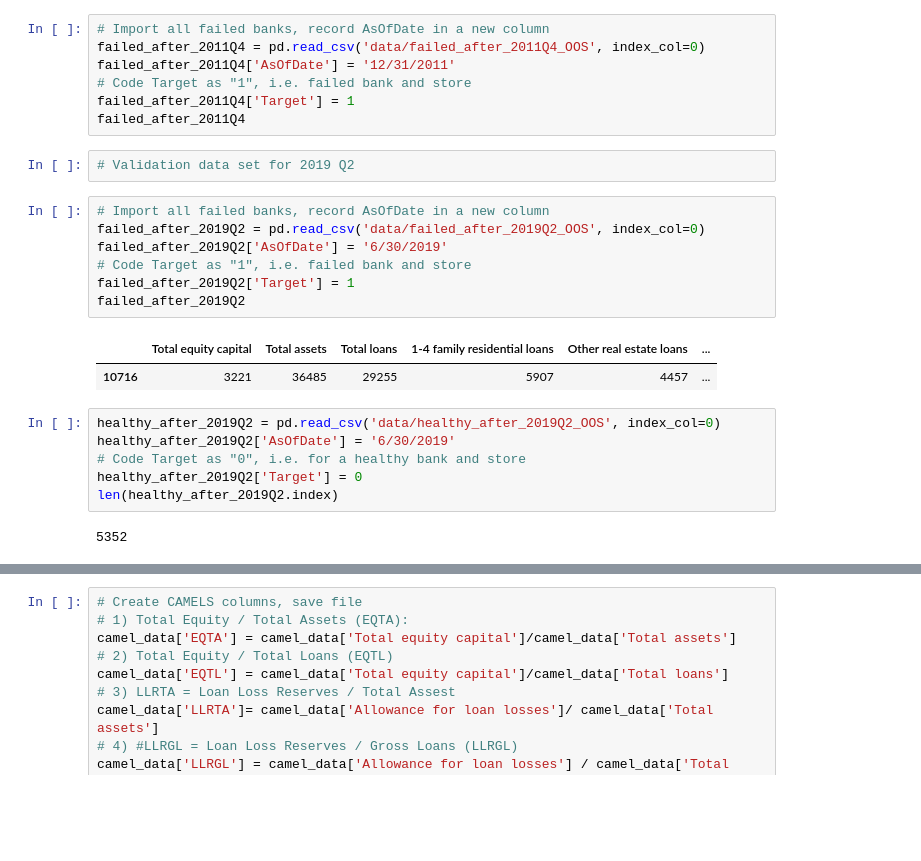
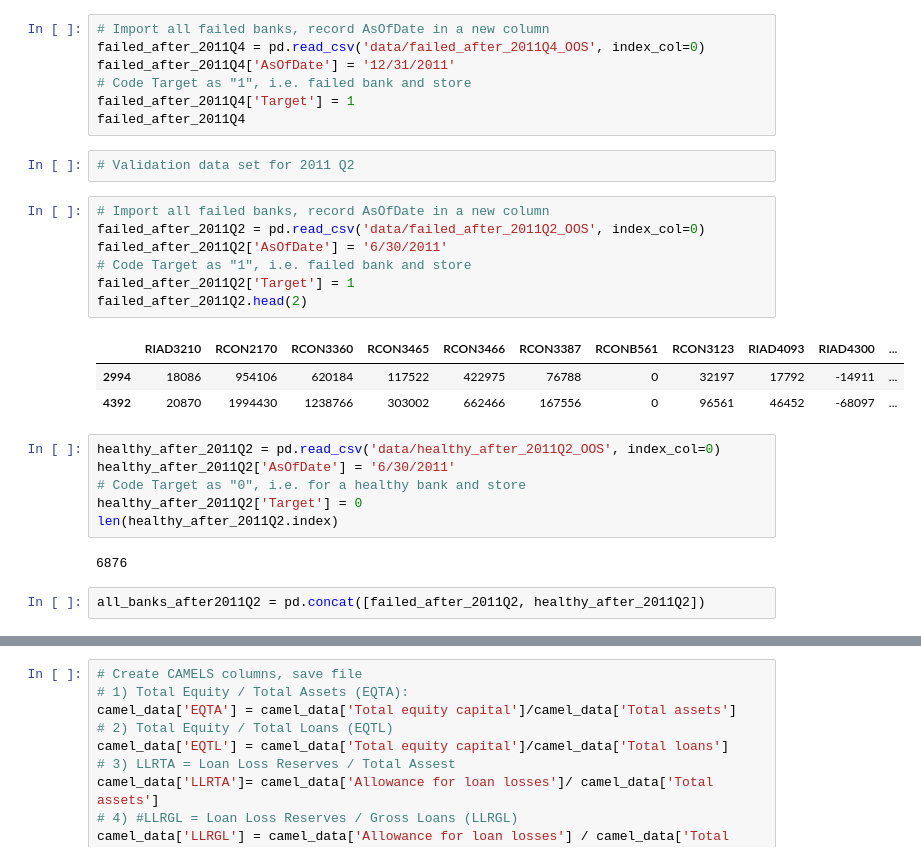
Before and after one commit to allaccountstaken/predicting_bank_distress, a Jupyter notebook: create_camel_dataset.ipynb, the cells around one changed output, grey strips where cells are left out. Cells and saved outputs as stored; diff of their text form; blank space fills up the shorter version.

Commit message:
all validation data prepared 2010Q4-2012Q4

```diff
--- a/create_camel_dataset.ipynb
+++ b/create_camel_dataset.ipynb
@@ -832,22 +832,25 @@ failed_after_2011Q4['AsOfDate'] = '12/31/2011'
 failed_after_2011Q4['Target'] = 1
 failed_after_2011Q4
 # %%
-# Validation data set for 2019 Q2
+# Validation data set for 2011 Q2
 # %%
 # Import all failed banks, record AsOfDate in a new column
-failed_after_2019Q2 = pd.read_csv('data/failed_after_2019Q2_OOS', index_col=0)
-failed_after_2019Q2['AsOfDate'] = '6/30/2019'
+failed_after_2011Q2 = pd.read_csv('data/failed_after_2011Q2_OOS', index_col=0)
+failed_after_2011Q2['AsOfDate'] = '6/30/2011'
 # Code Target as "1", i.e. failed bank and store
-failed_after_2019Q2['Target'] = 1
-failed_after_2019Q2
+failed_after_2011Q2['Target'] = 1
+failed_after_2011Q2.head(2)
 # %% [output]
-|  | Total equity capital | Total assets | Total loans | 1-4 family residential loans | Other real estate loans | ... |
-| 10716 | 3221 | 36485 | 29255 | 5907 | 4457 | ... |
+|  | RIAD3210 | RCON2170 | RCON3360 | RCON3465 | RCON3466 | RCON3387 | RCONB561 | RCON3123 | RIAD4093 | RIAD4300 | ... |
+| 2994 | 18086 | 954106 | 620184 | 117522 | 422975 | 76788 | 0 | 32197 | 17792 | -14911 | ... |
+| 4392 | 20870 | 1994430 | 1238766 | 303002 | 662466 | 167556 | 0 | 96561 | 46452 | -68097 | ... |
 # %%
-healthy_after_2019Q2 = pd.read_csv('data/healthy_after_2019Q2_OOS', index_col=0)
-healthy_after_2019Q2['AsOfDate'] = '6/30/2019'
+healthy_after_2011Q2 = pd.read_csv('data/healthy_after_2011Q2_OOS', index_col=0)
+healthy_after_2011Q2['AsOfDate'] = '6/30/2011'
 # Code Target as "0", i.e. for a healthy bank and store
-healthy_after_2019Q2['Target'] = 0
-len(healthy_after_2019Q2.index)
+healthy_after_2011Q2['Target'] = 0
+len(healthy_after_2011Q2.index)
 # %% [output]
-5352
+6876
+# %%
+all_banks_after2011Q2 = pd.concat([failed_after_2011Q2, healthy_after_2011Q2])
```
Also changed, not shown: parts of 11 cells of this notebook, 25 other files.
